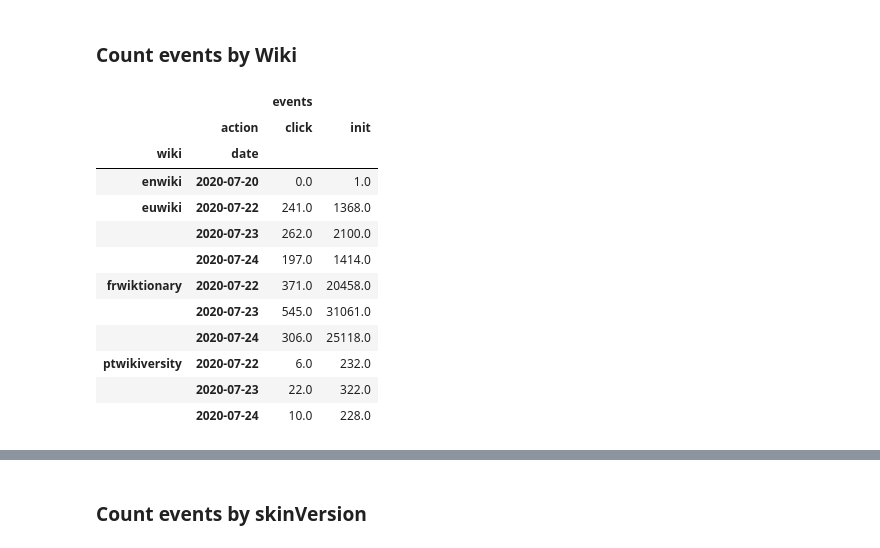
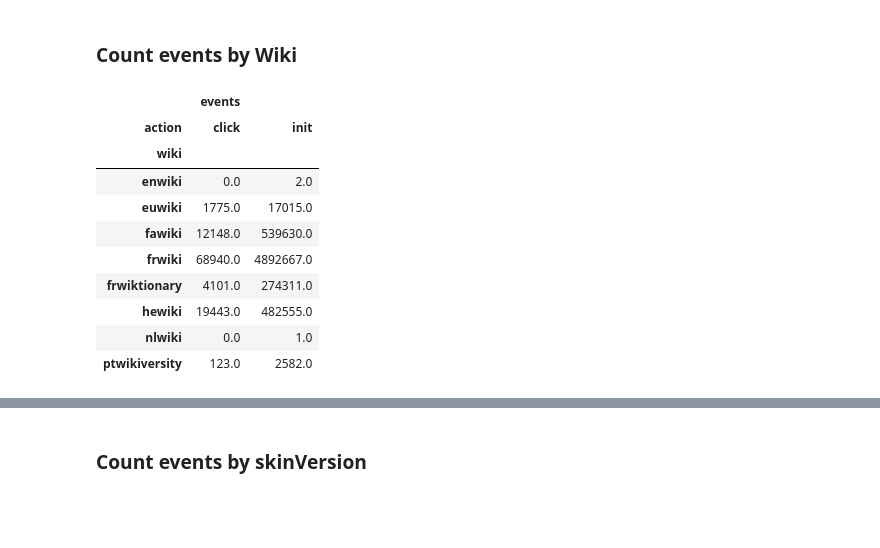
Before and after one commit to wikimedia-research/Collapsible-Sidebar-Analysis, a Jupyter notebook: Post Deployment Data QA for Collapsible Sidebar Instrumentation.ipynb, the cells around one changed output, grey strips where cells are left out. Saved outputs shown, nothing was run; the diff lists cells and outputs as text; code cells hidden in the pictures; blank space fills up the shorter version.

```diff
--- a/Post Deployment Data QA for Collapsible Sidebar Instrumentation.ipynb
+++ b/Post Deployment Data QA for Collapsible Sidebar Instrumentation.ipynb
@@ -39,7 +46,7 @@ SELECT
 FROM event.desktopwebuiactionstracking
 WHERE
   year = 2020
-  AND month=7 AND day > 19
+  AND month=7 AND day > 20
   AND wiki <> 'testwiki'
 GROUP BY date_format(dt, "yyyy-MM-dd"), event.action
 """)
@@ -66,33 +94,30 @@ count_actions_pivot.plot()
 
 count_actions_wiki = hive.run("""
 SELECT
-  date_format(dt, "yyyy-MM-dd") AS date,
   event.action AS action,
   wiki AS wiki,
   COUNT(*) AS events
 FROM event.desktopwebuiactionstracking
 WHERE
   year = 2020
-  AND month=7 AND day > 19
+  AND month=7 AND day > 20
   AND wiki <>'testwiki'
-GROUP BY date_format(dt, "yyyy-MM-dd"), event.action, wiki
+GROUP BY wiki, event.action
 """)
 # %%
-count_actions_wiki_pivot=count_actions_wiki.pivot_table(index=["wiki","date"],
+count_actions_wiki_pivot=count_actions_wiki.pivot_table(index=["wiki"],
                                                         columns=["action"], values=['events']).fillna(0)
 count_actions_wiki_pivot
 # %% [output]
-|  |  | events |  |
-|  | action | click | init |
-| wiki | date |  |  |
-| enwiki | 2020-07-20 | 0.0 | 1.0 |
-| euwiki | 2020-07-22 | 241.0 | 1368.0 |
-|  | 2020-07-23 | 262.0 | 2100.0 |
-|  | 2020-07-24 | 197.0 | 1414.0 |
-| frwiktionary | 2020-07-22 | 371.0 | 20458.0 |
-|  | 2020-07-23 | 545.0 | 31061.0 |
-|  | 2020-07-24 | 306.0 | 25118.0 |
-| ptwikiversity | 2020-07-22 | 6.0 | 232.0 |
-|  | 2020-07-23 | 22.0 | 322.0 |
-|  | 2020-07-24 | 10.0 | 228.0 |
+|  | events |  |
+| action | click | init |
+| wiki |  |  |
+| enwiki | 0.0 | 2.0 |
+| euwiki | 1775.0 | 17015.0 |
+| fawiki | 12148.0 | 539630.0 |
+| frwiki | 68940.0 | 4892667.0 |
+| frwiktionary | 4101.0 | 274311.0 |
+| hewiki | 19443.0 | 482555.0 |
+| nlwiki | 0.0 | 1.0 |
+| ptwikiversity | 123.0 | 2582.0 |
 # %%
```
Also changed, not shown: parts of 52 cells of this notebook.
